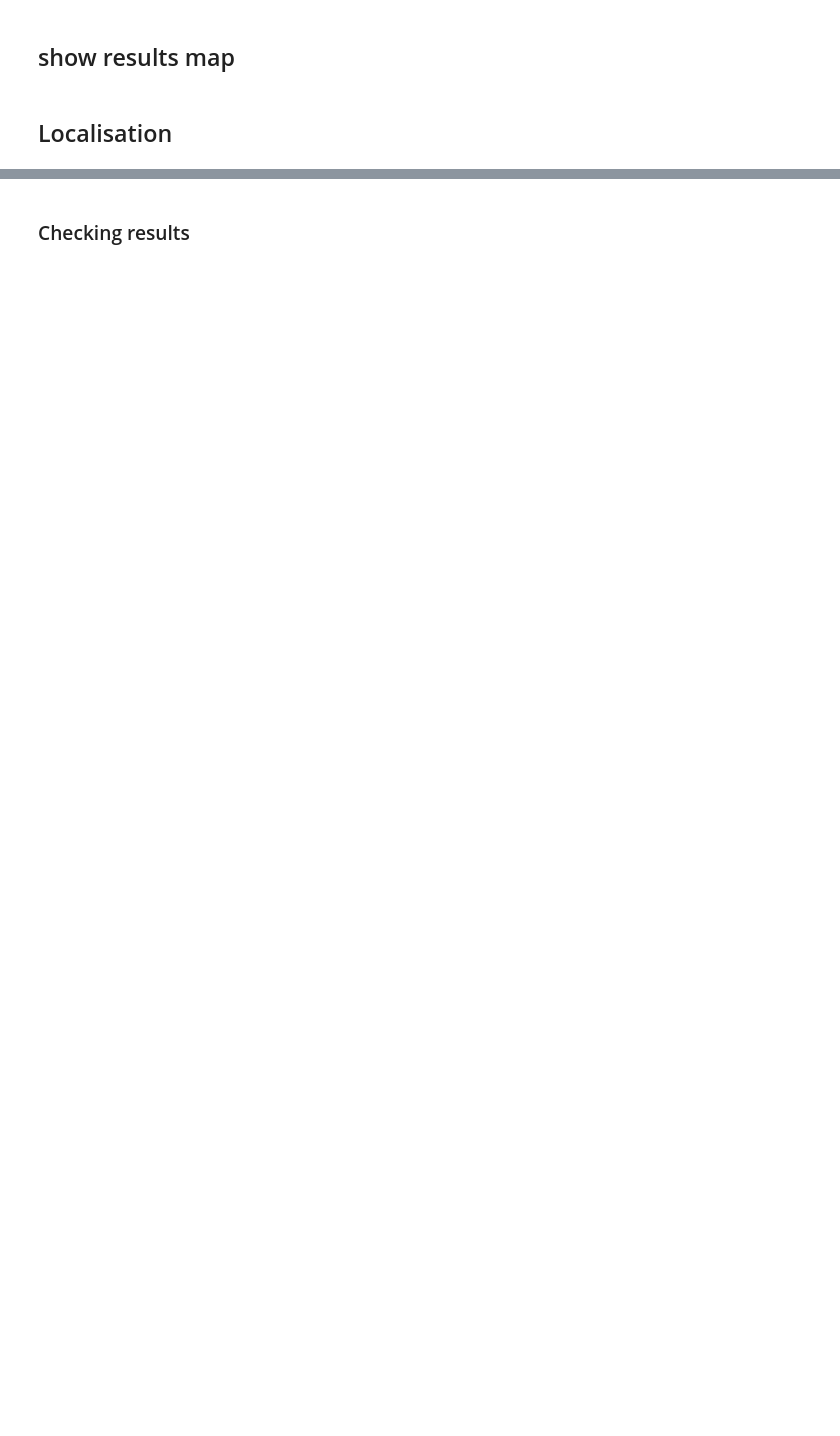
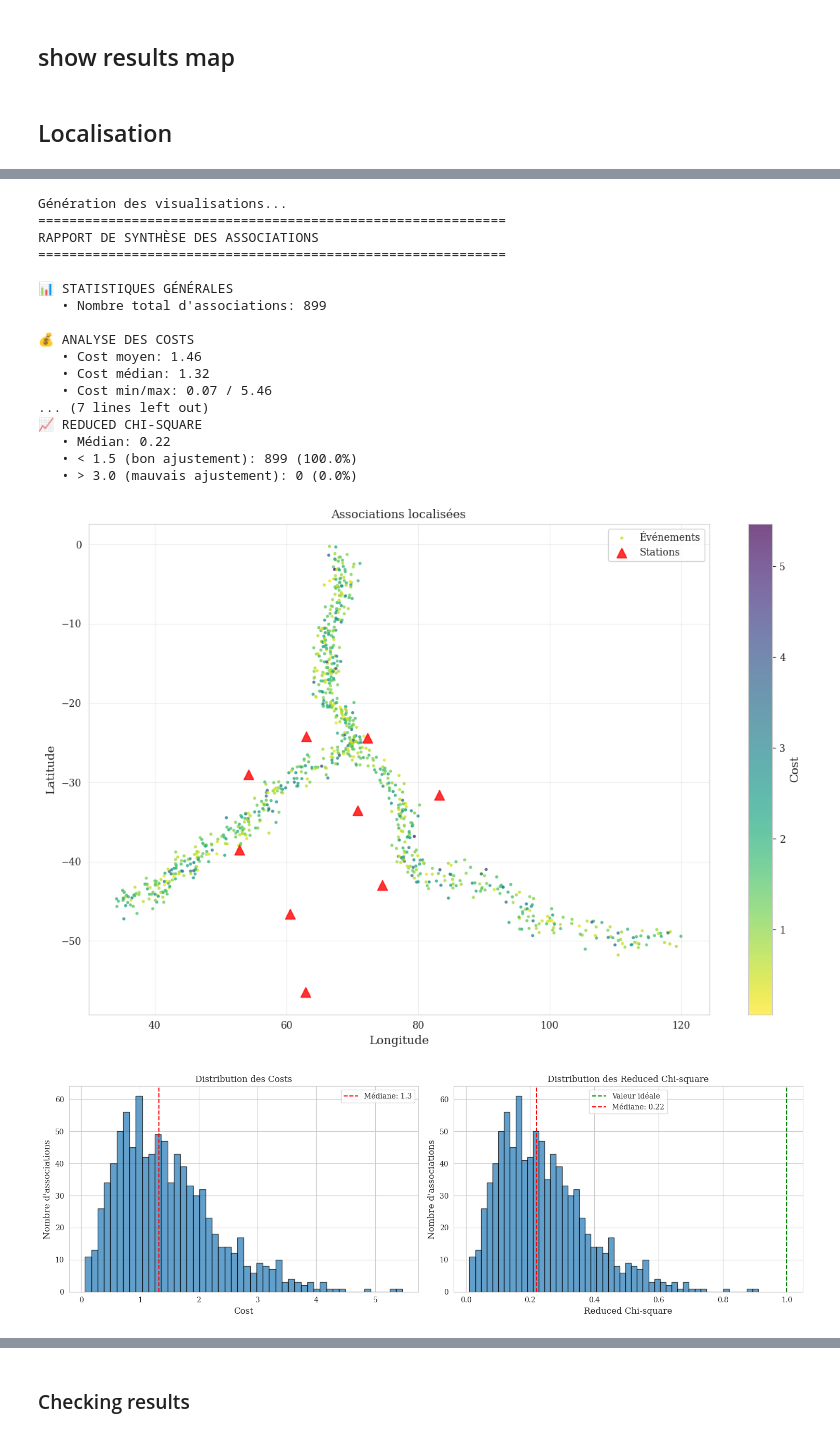
Before and after one commit to GEO-OCEAN-hydroacoustic/toolbox, a Jupyter notebook: src/notebooks/demo/simulation_world.ipynb, the cells around one changed output, grey strips where cells are left out. Drawn from its saved outputs; the diff is of its cells as text; code cells hidden in the pictures; blank space fills up the shorter version.

```diff
--- a/src/notebooks/demo/simulation_world.ipynb
+++ b/src/notebooks/demo/simulation_world.ipynb
@@ -650,0 +763,3 @@ DETECTIONS_MERGED = DETECTIONS_MERGED[np.argsort(DETECTIONS_MERGED[:, 1])][::-1]
+# %%
+for s in STATIONS:
+    print(s.other_kwargs)
@@ -663,11 +788,11 @@ SAVE_PATH_ROOT = None
 with open("../../../data/T-pick/grid_to_coords_ridges.pkl", "rb") as f:
     GRID_TO_COORDS = pickle.load(f)
 # %%
-PICK_UNCERTAINTY = 2
-SOUND_SPEED_UNCERTAINTY = 6
-MAX_CLOCK_DRIFT = 0
+PICK_UNCERTAINTY = 4
+SOUND_SPEED_UNCERTAINTY = 3
+MAX_CLOCK_DRIFT = 2
 
-GRID_PATH = f"{ASSOCIATION_OUTPUT_DIR}/synthetic_detections/grids_{PICK_UNCERTAINTY}_{SOUND_SPEED_UNCERTAINTY}_{MAX_CLOCK_DRIFT}.pkl"
+GRID_PATH = f"{ASSOCIATION_OUTPUT_DIR}/synthetic_detections/grids/grids_{PICK_UNCERTAINTY}_{SOUND_SPEED_UNCERTAINTY}_{MAX_CLOCK_DRIFT}.pkl"
 
 if not Path(GRID_PATH).exists():
     GRID_TO_COORDS, TDoA, MAX_TDoA, TDoA_UNCERTAINTIES, travel_times, travel_time_uncertainties = compute_grids(GRID_TO_COORDS, SOUND_MODEL, STATIONS, pick_uncertainty=PICK_UNCERTAINTY, sound_speed_uncertainty=SOUND_SPEED_UNCERTAINTY, max_clock_drift=MAX_CLOCK_DRIFT)
@@ -964,3 +1104,12 @@ with open("results_simu.pkl", "wb") as f:
 from datetime import tzinfo
 
 datetime.fromtimestamp(results[0].x[0]).date()
+# %%
+from src.utils.physics.sound_model.quality_tester import LocalizationQualityTester
+tester = LocalizationQualityTester(n_params=3)
+with open("results_sium.pkl", "wb") as f:
+    pickle.dump(results, f)
+
+report = tester.evaluate(results[105])
+print(results[105])
+report.details
@@ -1815,4 +2201,7 @@ if __name__ == "__main__":
 # %%
+from pygments.lexers import go
+
+
 def plot_association_map(results, stations_dict, title="Associations localisées"):
     """
     Carte montrant les positions des événements et des stations
@@ -1842,7 +2231,7 @@ def plot_association_map(results, stations_dict, title="Associations localisées
 
         # Scatter plot des événements colorés par cost
         scatter = ax.scatter(event_positions[:, 1], event_positions[:, 0],
-                           c=costs, cmap='viridis_r', s=50, alpha=0.7,
+                           c=costs, cmap='viridis_r', s=5, alpha=0.7,
                            label='Événements')
         plt.colorbar(scatter, label='Cost')
 
@@ -1916,15 +2305,14 @@ def plot_residuals_analysis(results, association_data, idx_to_det, stations_dict
     station_residuals = {}
 
     for i, res in results.items():
-        if i in association_data:
-            stations_idx = association_data[i][0][:,0]
-            residuals = res.fun
+        stations_idx = association_data[i][0][:,0]
+        residuals = res.fun
 
-            for j, station_idx in enumerate(stations_idx):
-                if j < len(residuals):
-                    if station_idx not in station_residuals:
-                        station_residuals[station_idx] = []
-                    station_residuals[station_idx].append(residuals[j])
+        for j, station_idx in enumerate(stations_idx):
+            if j < len(residuals):
+                if station_idx not in station_residuals:
+                    station_residuals[station_idx] = []
+                station_residuals[station_idx].append(residuals[j])
 
     # Box plot des résidus par station
     fig, ax = plt.subplots(figsize=(12, 6))
@@ -2009,7 +2397,7 @@ def plot_quality_metrics(results, association_data, stations_dict):
                     'num_stations': len(stations_pos)
                 })
         except Exception as e:
-            print(f"Erreur pour l'association {i}: {e}")
+            print(f"Erreur pour l'associations {i}: {e}")
             continue
 
     df = pd.DataFrame(quality_data)
@@ -2118,7 +2506,7 @@ def create_interactive_map(results, stations_dict):
                 colorbar=dict(title="Cost"),
                 showscale=True
             ),
-            text=events_df.apply(lambda row: f"Association {row['association_id']}<br>Cost: {row['cost']:.1f}", axis=1),
+            text=events_df.apply(lambda row: f"associations {row['association_id']}<br>Cost: {row['cost']:.1f}", axis=1),
             hovertemplate='%{text}<br>Lat: %{y:.4f}<br>Lon: %{x:.4f}<extra></extra>',
             name='Événements'
         ))
@@ -2234,31 +2622,51 @@ def visualize_association_results(results, association_data, stations_dict, idx_
     if save_plots:
         fig4.savefig(f"{output_dir}/quality_metrics.png", dpi=300, bbox_inches='tight')
 
     # # 6. Carte interactive (Plotly)
     # fig_interactive = create_interactive_map(results, stations_dict)
     # if True:
     #     fig_interactive.write_html(f"{output_dir}/interactive_map.html")
     #
     # plt.show()
 
     return {
         'costs': costs,
         'red_chi_squares': red_chi_sqs,
         'quality_dataframe': quality_df,
         # 'interactive_map': fig_interactive
     }
 
 # Utilisation
 if __name__ == "__main__":
     # Supposons que vous avez vos résultats filtrés
     # results = {...}  # Votre dictionnaire de résultats
 
     # Lancer toutes les visualisations
     viz_results = visualize_association_results(
         results=final_results,
-        association_data=association,
+        association_data=associations,
         stations_dict=STATIONS,
         idx_to_det=IDX_TO_DET,
         save_plots=False,
         output_dir="./association_plots/"
     )
+# %% [output]
+Génération des visualisations...
+============================================================
+RAPPORT DE SYNTHÈSE DES ASSOCIATIONS
+============================================================
+
+📊 STATISTIQUES GÉNÉRALES
+   • Nombre total d'associations: 899
+
+💰 ANALYSE DES COSTS
+   • Cost moyen: 1.46
+   • Cost médian: 1.32
+   • Cost min/max: 0.07 / 5.46
+... (7 lines left out)
+📈 REDUCED CHI-SQUARE
+   • Médian: 0.22
+   • < 1.5 (bon ajustement): 899 (100.0%)
+   • > 3.0 (mauvais ajustement): 0 (0.0%)
+[figure, added]
+[figure, added]
```
Also changed, not shown: parts of 59 cells of this notebook, 15 other files.
